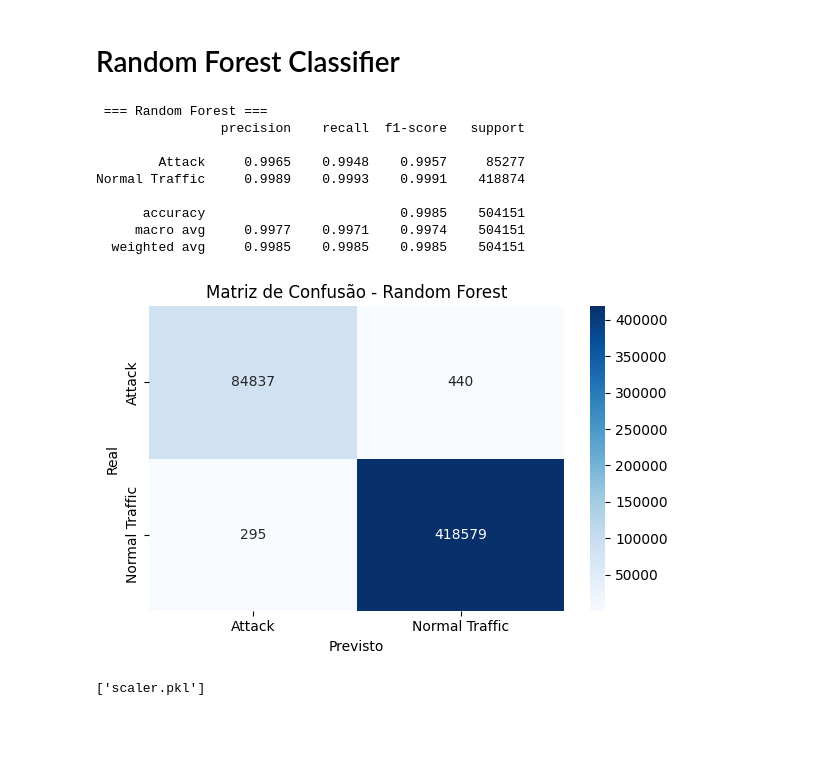
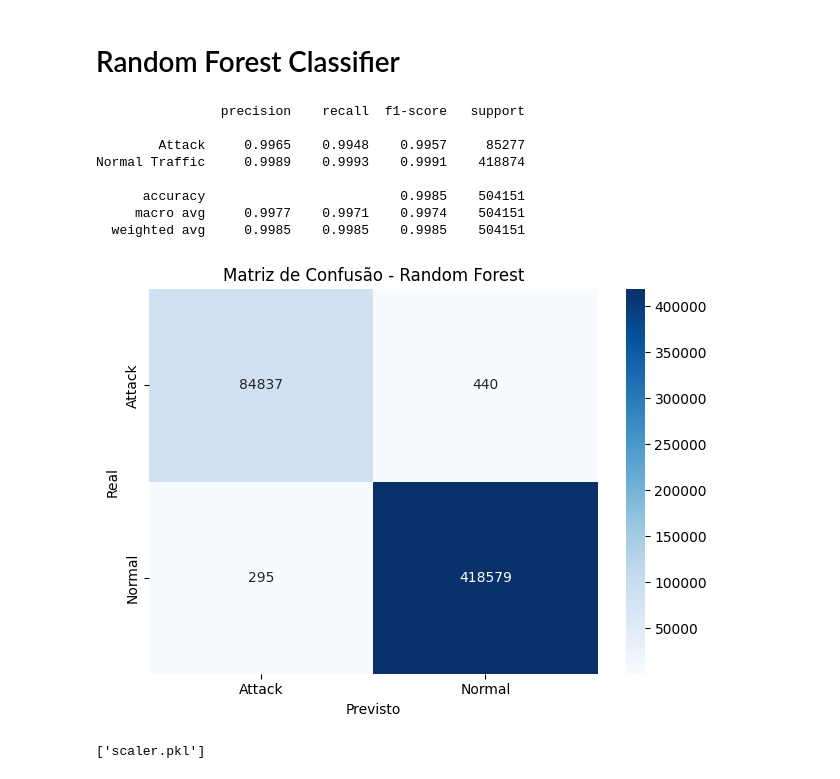
Before and after one commit to dani2308/scadatr, a Jupyter notebook: train_tests.ipynb, the cells around one changed output. Saved outputs shown, nothing was run; the diff lists cells and outputs as text; code cells hidden in the pictures; blank space fills up the shorter version.

```diff
--- a/train_tests.ipynb
+++ b/train_tests.ipynb
@@ -41,3 +16,19 @@ X_test_scaled = scaler.transform(X_misto)
+# %%
+df = pd.read_csv('cicids2017_cleaned.csv')
+df.columns = df.columns.str.replace(" ", "_")
+
+# Converter variável categórica para binária
+df['Attack_Type'] = df['Attack_Type'].apply(lambda x: "Normal Traffic" if x == "Normal Traffic" else "Attack")
+
+# Separar features e labels
+X = df.drop('Attack_Type', axis=1)
+y = df['Attack_Type']
+
+X_train, X_test, y_train, y_test = train_test_split(X, y, test_size=0.2, random_state=42)
+
+scaler = StandardScaler()
+X_train_scaled = scaler.fit_transform(X_train)
+X_test_scaled = scaler.transform(X_test)
 # %% [markdown]
 # Isolation Forest (Diferentes Valores)
 # %%
@@ -174,56 +165,35 @@ Normal Traffic     0.8254    0.9435    0.8805   2095057
 # %%
 from sklearn.ensemble import RandomForestClassifier
 from sklearn.metrics import classification_report, confusion_matrix
 import seaborn as sns
 import matplotlib.pyplot as plt
 
-# (1) Criar labels binários para treino e teste
-y_train_full = ["Normal Traffic" if y == "Normal Traffic" else "Attack" for y in y_misto]
-X_train_full, X_test_final, y_train_final, y_test_final = train_test_split(
-    X_misto, y_train_full, test_size=0.2, random_state=42)
+model = RandomForestClassifier(n_estimators=100, random_state=42, n_jobs=-1)
+model.fit(X_train_scaled, y_train)
 
-# (2) Normalizar com os dados mistos agora
-scaler = StandardScaler()
-X_train_scaled = scaler.fit_transform(X_train_full)
-X_test_scaled = scaler.transform(X_test_final)
+y_pred = model.predict(X_test_scaled)
+print(classification_report(y_test, y_pred, digits=4))
 
-# (3) Treinar o modelo
-rf_model = RandomForestClassifier(n_estimators=100, random_state=42, n_jobs=-1)
-rf_model.fit(X_train_scaled, y_train_final)
-
-# (4) Fazer previsões
-y_pred_rf = rf_model.predict(X_test_scaled)
-
-# (5) Avaliar resultados
-print("\n === Random Forest ===")
-print(classification_report(y_test_final, y_pred_rf, digits=4))
-
-# (6) Matriz de Confusão
-cm_rf = confusion_matrix(y_test_final, y_pred_rf, labels=["Attack", "Normal Traffic"])
-
-plt.figure(figsize=(6, 4))
-sns.heatmap(cm_rf, annot=True, fmt='d', cmap='Blues',
-            xticklabels=["Attack", "Normal Traffic"],
-            yticklabels=["Attack", "Normal Traffic"])
-plt.title("Matriz de Confusão - Random Forest")
+# (8) Matriz de confusão
+cm = confusion_matrix(y_test, y_pred, labels=["Attack", "Normal Traffic"])
+sns.heatmap(cm, annot=True, fmt="d", cmap="Blues", xticklabels=["Attack", "Normal"], yticklabels=["Attack", "Normal"])
 plt.xlabel("Previsto")
 plt.ylabel("Real")
+plt.title("Matriz de Confusão - Random Forest")
 plt.tight_layout()
 plt.show()
 
-# Guardar o modelo
-import joblib
-joblib.dump(rf_model, "random_forest_model.pkl")
+# (9) Guardar modelo e scaler
+joblib.dump(model, "random_forest_model.pkl")
 joblib.dump(scaler, "scaler.pkl")
 # %% [output]
- === Random Forest ===
                 precision    recall  f1-score   support
 
         Attack     0.9965    0.9948    0.9957     85277
 Normal Traffic     0.9989    0.9993    0.9991    418874
 
       accuracy                         0.9985    504151
      macro avg     0.9977    0.9971    0.9974    504151
   weighted avg     0.9985    0.9985    0.9985    504151
-[figure, old version]
+[figure, new version]
 ['scaler.pkl']
```
Also changed, not shown: parts of 3 cells of this notebook, 3 other files.
